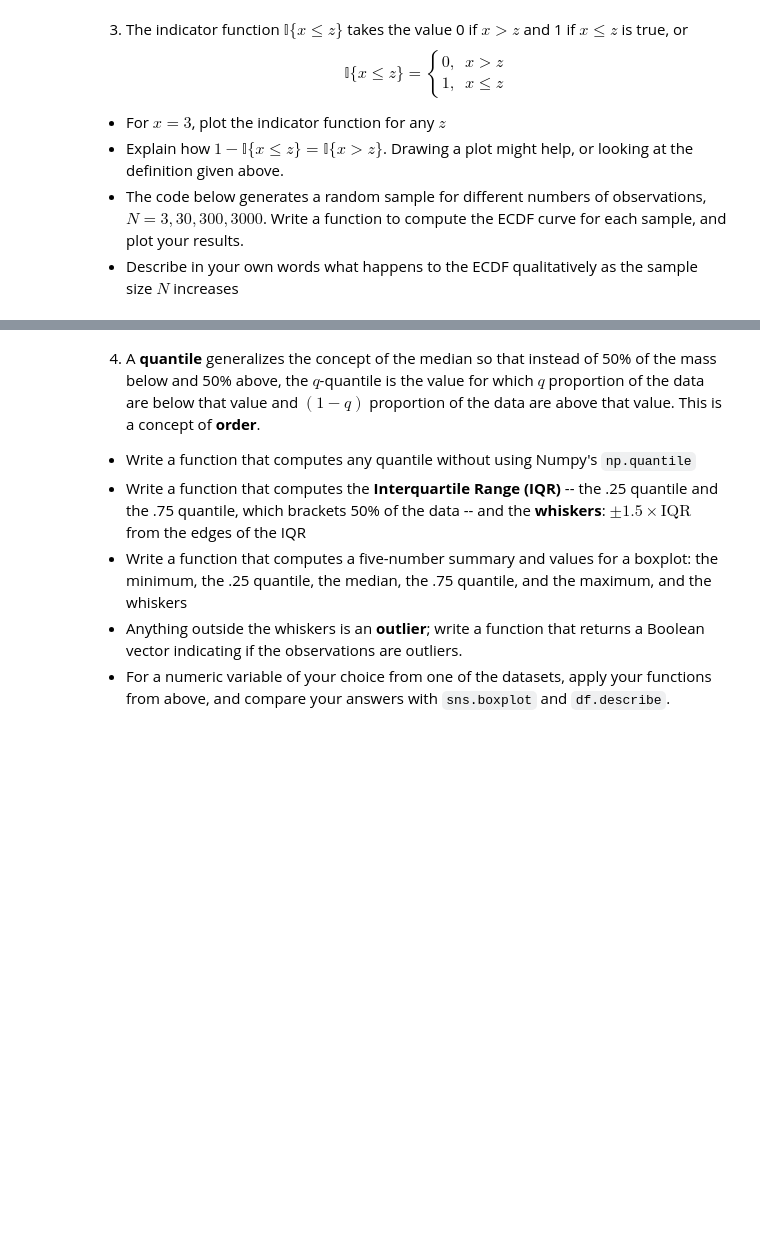
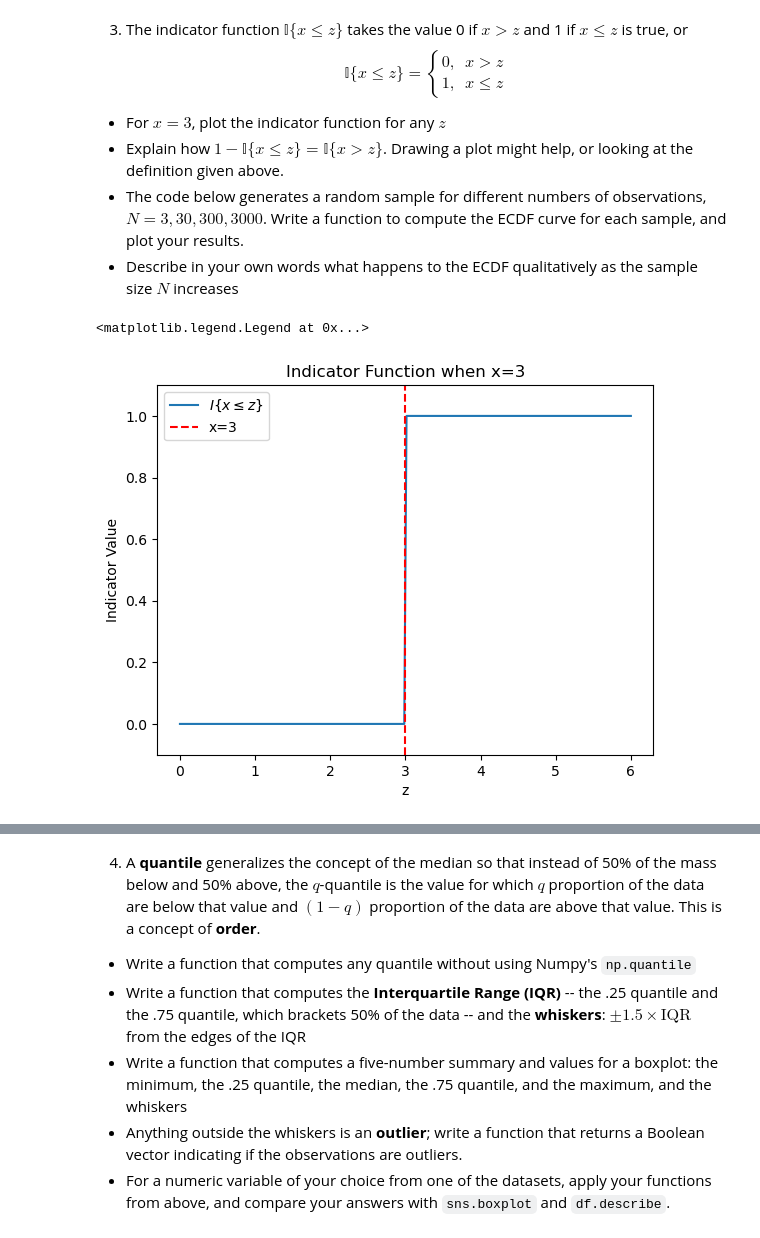
Before and after one commit to emilyrgarman/assignment_2, a Jupyter notebook: assignment_2-2.ipynb, the cells around one changed output, grey strips where cells are left out. Drawn from its saved outputs; the diff is of its cells as text; code cells hidden in the pictures; blank space fills up the shorter version.

```diff
--- a/assignment_2-2.ipynb
+++ b/assignment_2-2.ipynb
@@ -138,3 +138,20 @@ $$
 - Explain how $ 1- \mathbb{I}\{ x \le z \} = \mathbb{I}\{ x > z \}$. Drawing a plot might help, or looking at the definition given above.
 - The code below generates a random sample for different numbers of observations, $N = 3, 30, 300, 3000 $. Write a function to compute the ECDF curve for each sample, and plot your results.
 - Describe in your own words what happens to the ECDF qualitatively as the sample size $N$ increases
+# %%
+import matplotlib.pyplot as plt
+
+x = 3
+z = np.linspace(0,6,200)
+indicator = (x <= z).astype(int)
+
+plt.plot(z, indicator, label=r"$I\{x \leq z\}$")
+plt.axvline(x, color='red', linestyle='--', label='x=3')
+plt.ylim(-0.1,1.1)
+plt.xlabel('z')
+plt.ylabel('Indicator Value')
+plt.title('Indicator Function when x=3')
+plt.legend()
+# %% [output]
+<matplotlib.legend.Legend at 0x...>
+[figure, added]
```
Also changed, not shown: parts of 3 cells of this notebook.
